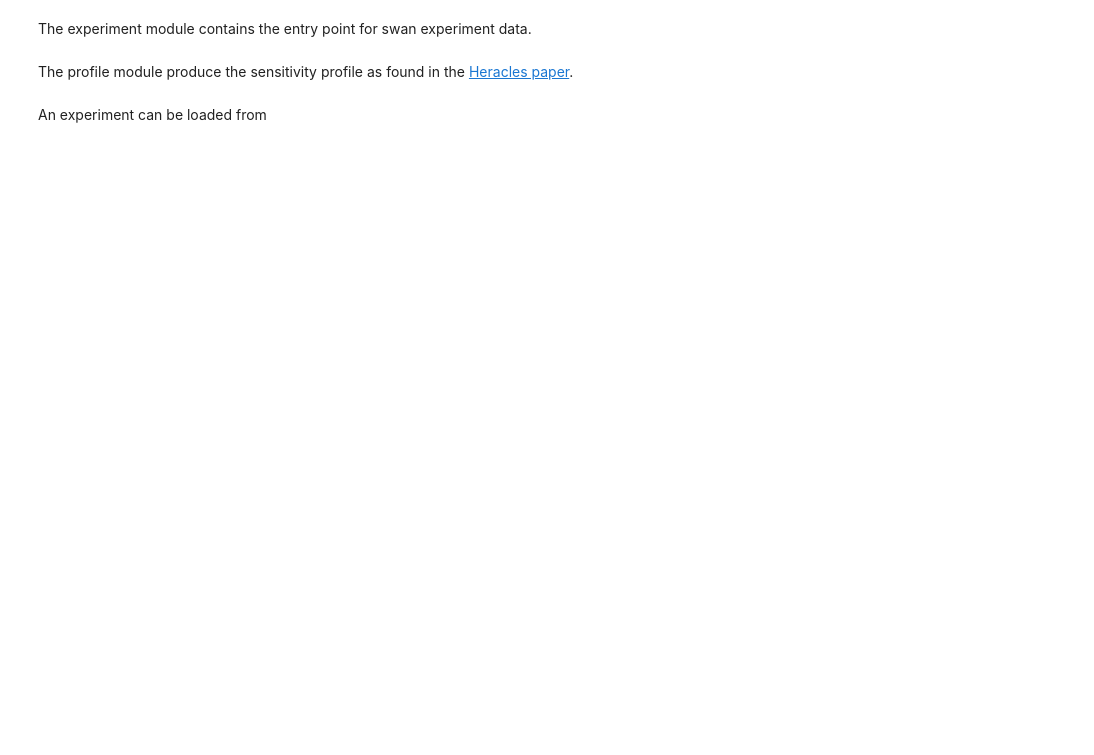
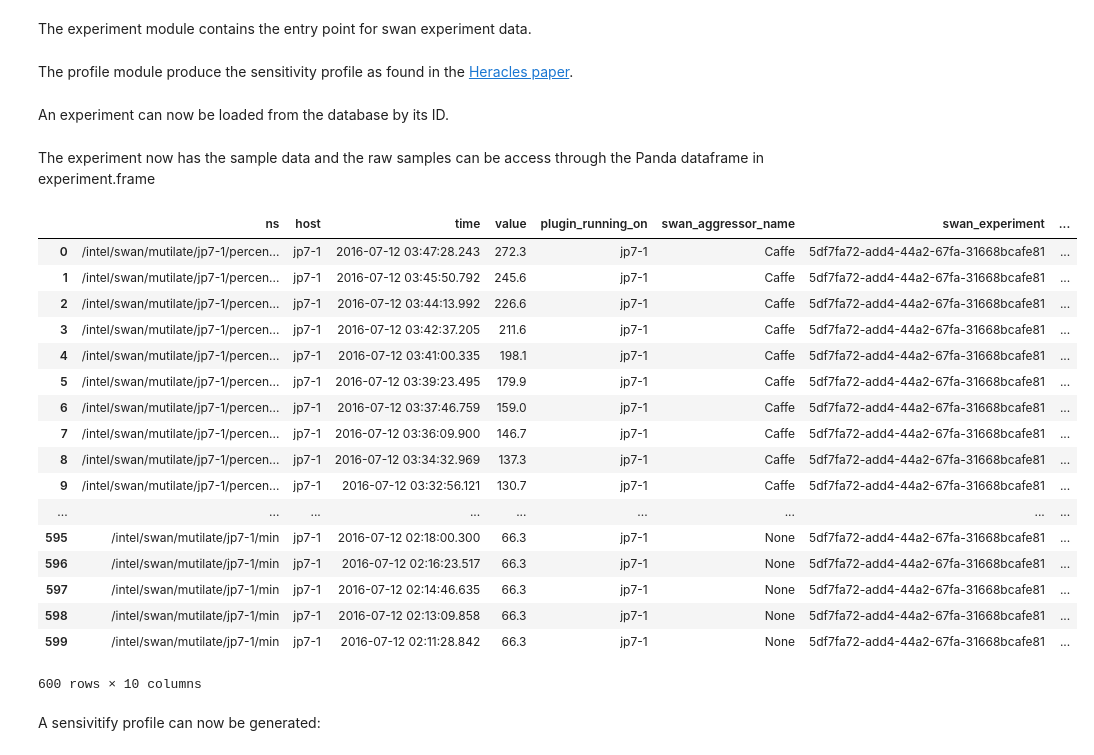
Before and after one commit to intelsdi-x/swan, a Jupyter notebook: scripts/jupyter/example_sensivity.ipynb, the cells around one changed output. Drawn from its saved outputs; the diff is of its cells as text; code cells hidden in the pictures; blank space fills up the shorter version.

```diff
--- a/scripts/jupyter/example_sensivity.ipynb
+++ b/scripts/jupyter/example_sensivity.ipynb
@@ -7,7 +7,32 @@ The profile module produce the sensitivity profile as found in the [Heracles pap
 # %%
 from profile import Profile
 # %% [markdown]
-An experiment can be loaded from
+An experiment can now be loaded from the database by its ID.
 # %%
-experiment = Experiment(cassandra_cluster=["10.4.3.10"], experiment_id="5df7fa72-add4-44a2-67fa-31668bcafe81")
+experiment = Experiment(cassandra_cluster=["127.0.0.1"], experiment_id="5df7fa72-add4-44a2-67fa-31668bcafe81")
+# %% [markdown]
+The experiment now has the sample data and the raw samples can be access through the Panda dataframe in experiment.frame
+# %%
+experiment.frame
+# %% [output]
+|  | ns | host | time | value | plugin_running_on | swan_aggressor_name | swan_experiment | ... |
+| 0 | /intel/swan/mutilate/jp7-1/percen... | jp7-1 | 2016-07-12 03:47:28.243 | 272.3 | jp7-1 | Caffe | 5df7fa72-add4-44a2-67fa-31668bcafe81 | ... |
+| 1 | /intel/swan/mutilate/jp7-1/percen... | jp7-1 | 2016-07-12 03:45:50.792 | 245.6 | jp7-1 | Caffe | 5df7fa72-add4-44a2-67fa-31668bcafe81 | ... |
+| 2 | /intel/swan/mutilate/jp7-1/percen... | jp7-1 | 2016-07-12 03:44:13.992 | 226.6 | jp7-1 | Caffe | 5df7fa72-add4-44a2-67fa-31668bcafe81 | ... |
+| 3 | /intel/swan/mutilate/jp7-1/percen... | jp7-1 | 2016-07-12 03:42:37.205 | 211.6 | jp7-1 | Caffe | 5df7fa72-add4-44a2-67fa-31668bcafe81 | ... |
+| 4 | /intel/swan/mutilate/jp7-1/percen... | jp7-1 | 2016-07-12 03:41:00.335 | 198.1 | jp7-1 | Caffe | 5df7fa72-add4-44a2-67fa-31668bcafe81 | ... |
+| 5 | /intel/swan/mutilate/jp7-1/percen... | jp7-1 | 2016-07-12 03:39:23.495 | 179.9 | jp7-1 | Caffe | 5df7fa72-add4-44a2-67fa-31668bcafe81 | ... |
+| 6 | /intel/swan/mutilate/jp7-1/percen... | jp7-1 | 2016-07-12 03:37:46.759 | 159.0 | jp7-1 | Caffe | 5df7fa72-add4-44a2-67fa-31668bcafe81 | ... |
+| 7 | /intel/swan/mutilate/jp7-1/percen... | jp7-1 | 2016-07-12 03:36:09.900 | 146.7 | jp7-1 | Caffe | 5df7fa72-add4-44a2-67fa-31668bcafe81 | ... |
+| 8 | /intel/swan/mutilate/jp7-1/percen... | jp7-1 | 2016-07-12 03:34:32.969 | 137.3 | jp7-1 | Caffe | 5df7fa72-add4-44a2-67fa-31668bcafe81 | ... |
+| 9 | /intel/swan/mutilate/jp7-1/percen... | jp7-1 | 2016-07-12 03:32:56.121 | 130.7 | jp7-1 | Caffe | 5df7fa72-add4-44a2-67fa-31668bcafe81 | ... |
+| ... | ... | ... | ... | ... | ... | ... | ... | ... |
+| 595 | /intel/swan/mutilate/jp7-1/min | jp7-1 | 2016-07-12 02:18:00.300 | 66.3 | jp7-1 | None | 5df7fa72-add4-44a2-67fa-31668bcafe81 | ... |
+| 596 | /intel/swan/mutilate/jp7-1/min | jp7-1 | 2016-07-12 02:16:23.517 | 66.3 | jp7-1 | None | 5df7fa72-add4-44a2-67fa-31668bcafe81 | ... |
+| 597 | /intel/swan/mutilate/jp7-1/min | jp7-1 | 2016-07-12 02:14:46.635 | 66.3 | jp7-1 | None | 5df7fa72-add4-44a2-67fa-31668bcafe81 | ... |
+| 598 | /intel/swan/mutilate/jp7-1/min | jp7-1 | 2016-07-12 02:13:09.858 | 66.3 | jp7-1 | None | 5df7fa72-add4-44a2-67fa-31668bcafe81 | ... |
+| 599 | /intel/swan/mutilate/jp7-1/min | jp7-1 | 2016-07-12 02:11:28.842 | 66.3 | jp7-1 | None | 5df7fa72-add4-44a2-67fa-31668bcafe81 | ... |
+600 rows × 10 columns
+# %% [markdown]
+A sensivitify profile can now be generated:
 # %%
```
Also changed, not shown: parts of 2 cells of this notebook, 9 other files.
